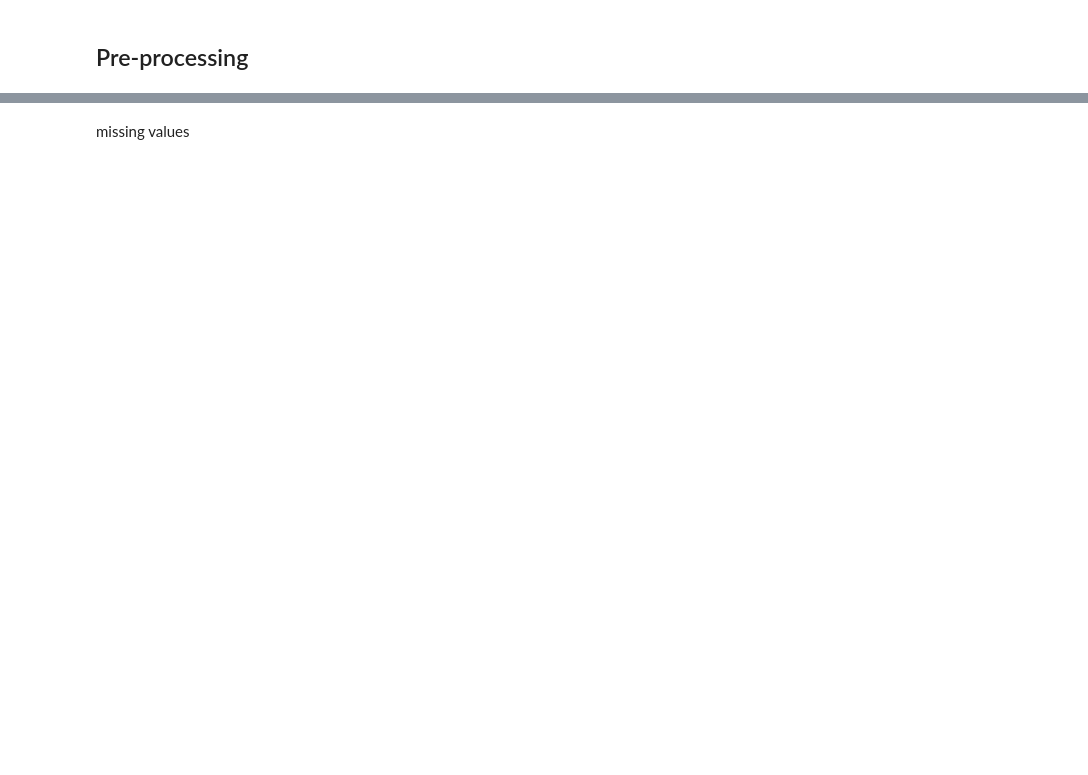
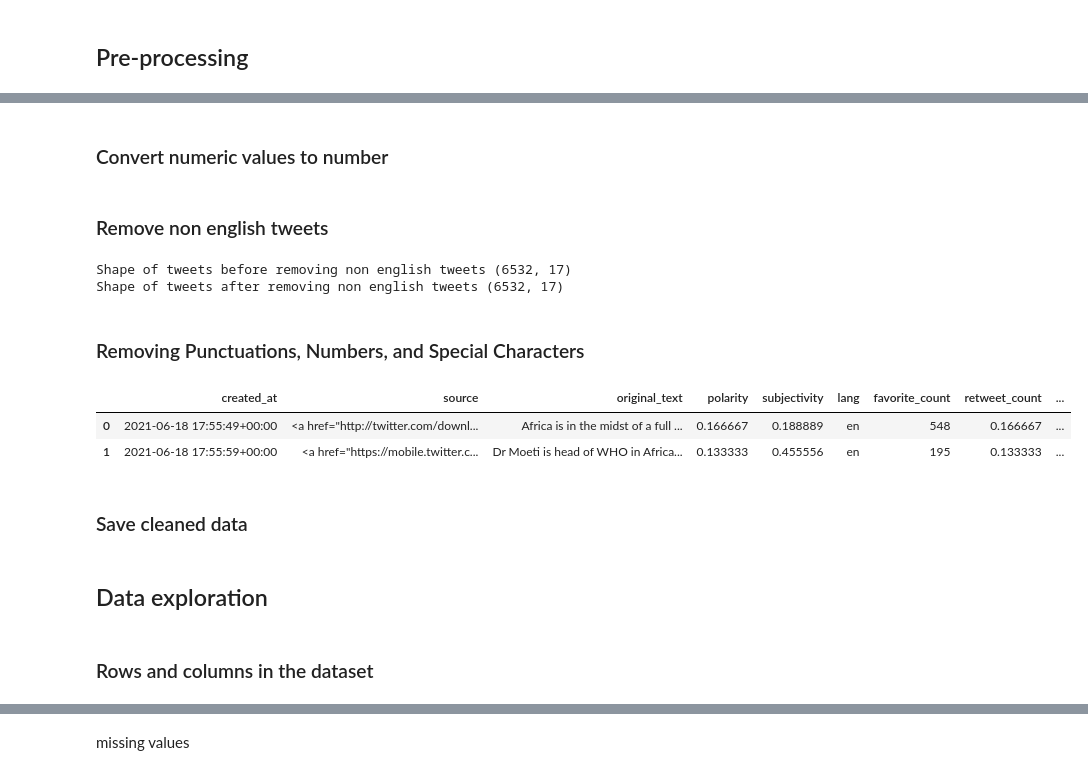
Before and after one commit to eandualem/Twitter-Data-Analysis, a Jupyter notebook: notebooks/preprocessing.ipynb, the cells around one changed output, grey strips where cells are left out. Cells and saved outputs as stored; diff of their text form; code cells hidden in the pictures; blank space fills up the shorter version.

```diff
--- a/notebooks/preprocessing.ipynb
+++ b/notebooks/preprocessing.ipynb
@@ -50,0 +55,4 @@ memory usage: 765.6+ KB
+# %%
+print(f"Shape of tweets before droping unwanted tweets {tweets.shape}")
+tweets = ct.drop_unwanted_column(tweets)
+print(f"Shape of tweets after droping unwanted tweets {tweets.shape}")
@@ -50,0 +77,4 @@ memory usage: 765.6+ KB
+# %%
+print(f"The first row created time before conversion {tweets.created_at[0]}")
+tweets = ct.convert_to_datetime(tweets)
+print(f"The first row created time after conversion {tweets.created_at[0]}")
@@ -50,0 +84,24 @@ memory usage: 765.6+ KB
+# %% [markdown]
+### Convert numeric values to number
+# %%
+tweets = ct.convert_to_numbers(tweets)
+# %% [markdown]
+### Remove non english tweets
+# %%
+print(f"Shape of tweets before removing non english tweets {tweets.shape}")
+tweets = ct.remove_non_english_tweets(tweets)
+print(f"Shape of tweets after removing non english tweets {tweets.shape}")
+# %% [output]
+Shape of tweets before removing non english tweets (6532, 17)
+Shape of tweets after removing non english tweets (6532, 17)
+# %% [markdown]
+### Removing Punctuations, Numbers, and Special Characters
+# %%
+tweets['original_text'] = tweets['original_text'].str.replace("[^a-zA-Z#]", " ")
+tweets[:2]
+# %% [output]
+|  | created_at | source | original_text | polarity | subjectivity | lang | favorite_count | retweet_count | ... |
+| 0 | 2021-06-18 17:55:49+00:00 | <a href="http://twitter.com/downl... | Africa is in the midst of a full ... | 0.166667 | 0.188889 | en | 548 | 0.166667 | ... |
+| 1 | 2021-06-18 17:55:59+00:00 | <a href="https://mobile.twitter.c... | Dr Moeti is head of WHO in Africa... | 0.133333 | 0.455556 | en | 195 | 0.133333 | ... |
+# %% [markdown]
+### Save cleaned data
@@ -50,0 +110,4 @@ memory usage: 765.6+ KB
+# %% [markdown]
+## Data exploration
+# %% [markdown]
+### Rows and columns in the dataset
```
Also changed, not shown: parts of 48 cells of this notebook, 5 other files.
